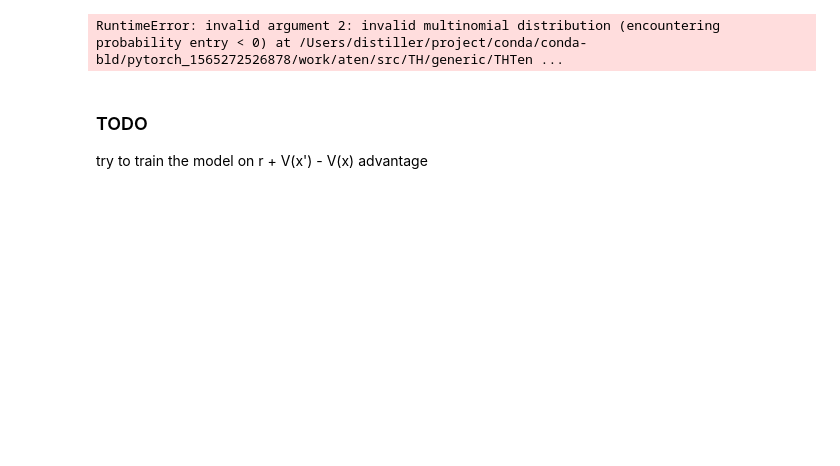
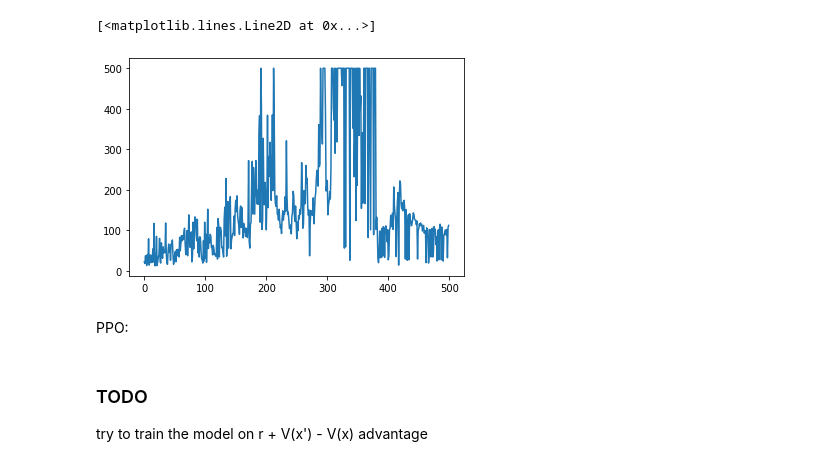
Before and after one commit to Whaith/reinforcement-learning-project, a Jupyter notebook: prototypes/PPO.ipynb, the cells around one changed output. Saved outputs shown, nothing was run; the diff lists cells and outputs as text; code cells hidden in the pictures; blank space fills up the shorter version.

```diff
--- a/prototypes/PPO.ipynb
+++ b/prototypes/PPO.ipynb
@@ -24,15 +190,9 @@ class Policy(nn.Module):
 
         self.saved_actions = []
         self.rewards = []
+        self.dones = []
 
-    def forward(self, x, only_value=False):
-
-        # used to compute for the target for the training for A2C
-        if only_value:
-            with torch.no_grad():
-                x = F.relu(self.affine1(x))
-                return self.value_head(x)
-
+    def forward(self, x):
         x = F.relu(self.affine1(x))
         action_scores = self.action_head(x)
         state_values = self.value_head(x)
@@ -48,20 +208,21 @@ def select_action(state):
     state = torch.from_numpy(state).float()
     probs, state_value = policy(state)
     m = Categorical(probs)
-
     action = m.sample()
     policy.saved_actions.append(SavedAction(m.log_prob(action), state_value))
     return action.item()
 
 "GIVEN rewards array from rollout return the returns with zero mean and unit std"
-def discount_rewards(rewards_arr, gamma, init_reward=0):
-    R = init_reward
+def discount_rewards(rewards_arr, dones, gamma, final_value=0):
+    R = final_value
     returns = []
-    for r in rewards_arr[::-1]:
+    zipped = list(zip(rewards_arr, dones))
+    for (r, done) in zipped[::-1]:
+        if done:
+            R = 0
         R = r + R*gamma
         returns.insert(0, R)
 #     print('rewards_arr', rewards_arr)
-#     print('rrrr', returns)
     returns = torch.tensor(returns)
     return (returns - returns.mean())/(returns.std() + eps)
 
@@ -80,60 +241,54 @@ def train_on_rollout(gamma=0.99):
     del policy.rewards[:]
     del policy.saved_actions[:]
 
-def n_step_train(observation, done, gamma = 0.99):
-    if done:
-        final_value = 0
-    else:
-        final_value = torch.from_numpy(observation).float()
-        final_value = policy.forward(final_value, only_value=True).item()
+def train_on_batch(gamma=0.99, final_obs=None, done=True):
+    state = torch.from_numpy(final_obs).float()
+    _, state_value = policy(state)
+    final_value = state_value.detach() if not done else 0.0
 
-    returns = discount_rewards(policy.rewards, gamma, final_value)
-
+    returns = discount_rewards(policy.rewards, policy.dones, gamma, final_value)
     actor_loss = []
     critic_loss = []
     for (log_prob, value), r in zip(policy.saved_actions, returns):
         advantage = r - value.item()
         actor_loss.append(-log_prob * advantage)
-        critic_loss.append(F.mse_loss(value, torch.tensor([r])))
+        critic_loss.append(F.smooth_l1_loss(value, torch.tensor([r])))
     optimizer.zero_grad()
-    loss = torch.mean(torch.stack(actor_loss)) + torch.mean(torch.stack(critic_loss))
-    loss.backward()
+    loss = torch.stack(actor_loss).sum() + torch.stack(critic_loss).sum()
+    loss.mean().backward()
     optimizer.step()
     del policy.rewards[:]
     del policy.saved_actions[:]
+    del policy.dones[:]
 
 def learn_episodic_A2C(N_eps=500, max_ep_steps=500):
     df = 0.99
     rewards = []
     env = gym.make('CartPole-v0')
     env._max_episode_steps = max_ep_steps
-    batch_size_updates = 10
-    i = 0
+    T = 0
+    batch_update_freq = 30
+
     for i_episode in range(N_eps):
         observation = env.reset()
         total_r = 0
         for t in range(100000):
-            i += 1
-            print('obsss', observation)
+            T += 1
             action = select_action(observation)
             observation, reward, done, info = env.step(action)
             policy.rewards.append(reward)
+            policy.dones.append(done)
             total_r += reward
-#             dones.append(done)
-            if (i % batch_size_updates) == 0 or done:
-#                 print('1,', observation)
-                n_step_train(observation, done, df)
-#                 print('2, ', observation)
+            if T % batch_update_freq == 0:
+                train_on_batch(0.99, observation, done=True)
             if done:
-#                 train_on_rollout(0.99)
+#                 train_on_batch(0.99, observation, done)
                 if (i_episode + 1) % 100 == 0:
                     print("Episode {} finished after {} timesteps".format(i_episode, t+1))
                 break
         rewards.append(total_r)
     env.close()
     return rewards
-
-N_EPS= 500
 rewards_A2C = learn_episodic_A2C(N_EPS, 500)
 plt.plot(rewards_A2C)
 # %% [output]
@@ -157 +300,4 @@ obsss [-0.03227157 -0.23683563  0.00953618  0.25631554]
-RuntimeError: invalid argument 2: invalid multinomial distribution (encountering probability entry < 0) at /Users/distiller/project/conda/conda-bld/pytorch_1565272526878/work/aten/src/TH/generic/THTen ...
+[<matplotlib.lines.Line2D at 0x...>]
+[figure, added]
+# %% [markdown]
+PPO:
```
Also changed, not shown: parts of 3 cells of this notebook, 5 other files.
